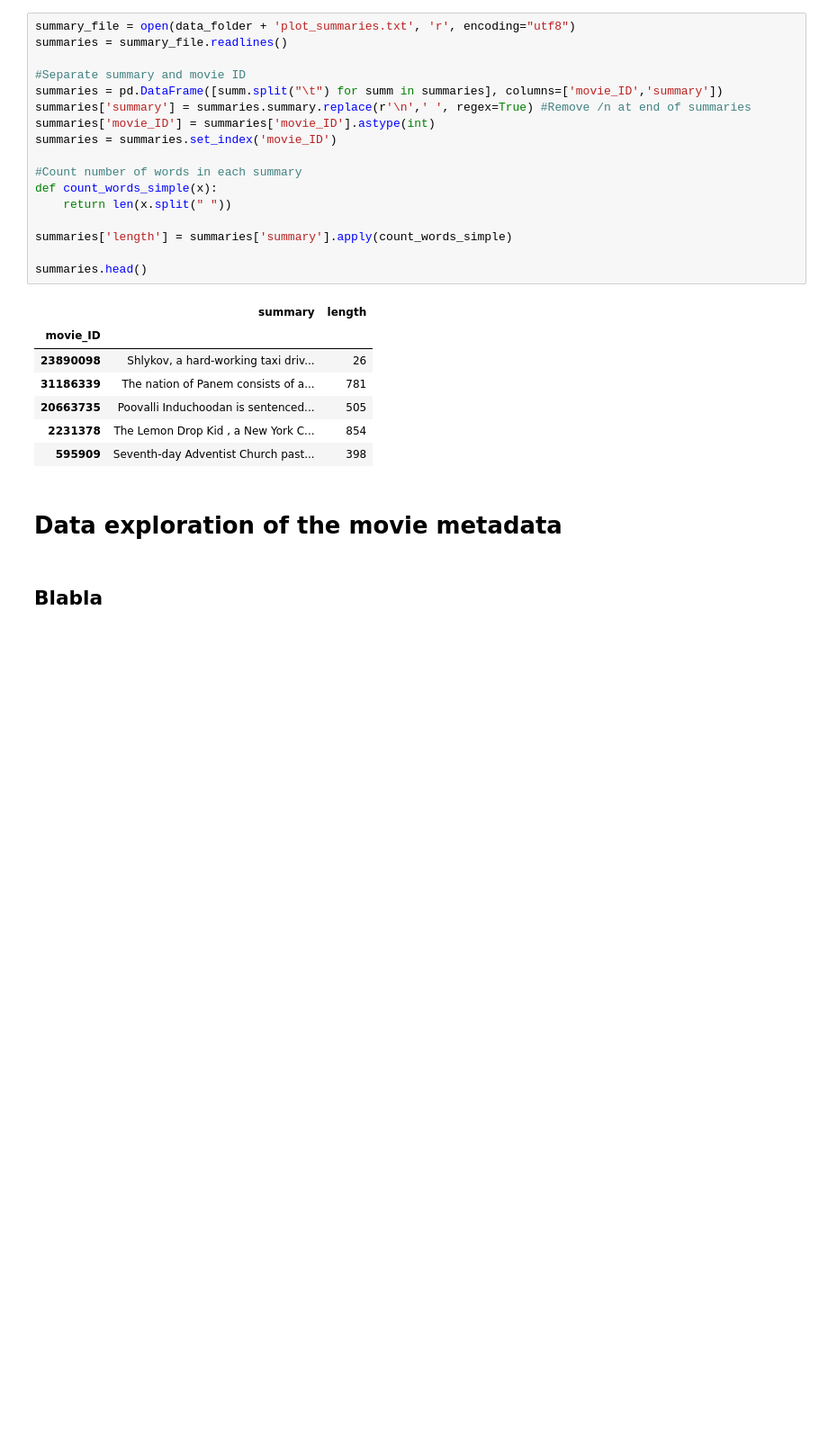
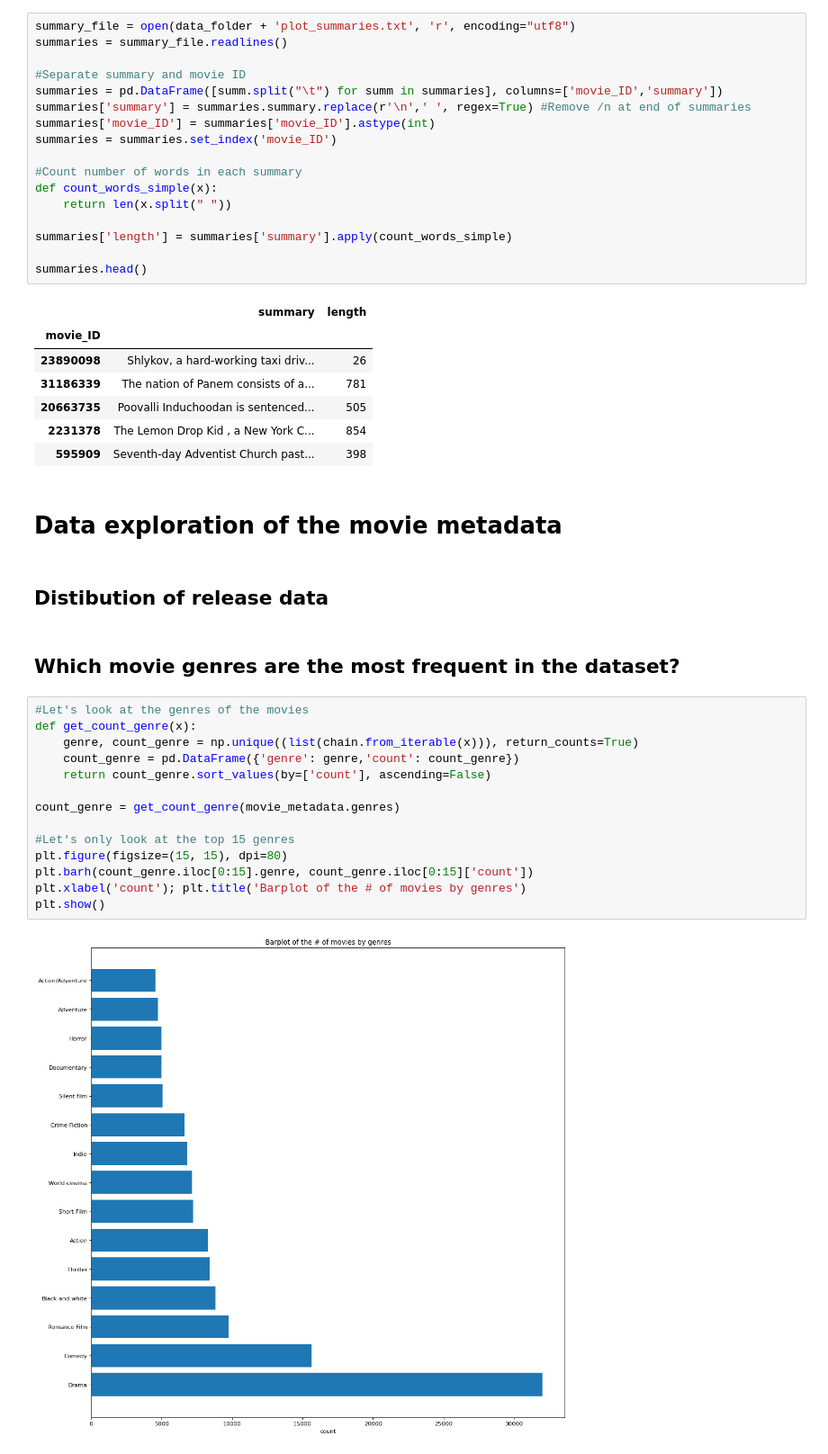
Before and after one commit to epfl-ada/ada-2022-project-error141, a Jupyter notebook: data_exploration_final.ipynb, the cells around one changed output. Shown at 90% size. Drawn from its saved outputs; the diff is of its cells as text; blank space fills up the shorter version.

```diff
--- a/data_exploration_final.ipynb
+++ b/data_exploration_final.ipynb
@@ -125,4 +125,22 @@ summaries.head()
 # %% [markdown]
 # Data exploration of the movie metadata <a name="movie"></a>
 # %% [markdown]
-## Blabla
+## Distibution of release data
+# %% [markdown]
+## Which movie genres are the most frequent in the dataset?
+# %%
+#Let's look at the genres of the movies
+def get_count_genre(x):
+    genre, count_genre = np.unique((list(chain.from_iterable(x))), return_counts=True)
+    count_genre = pd.DataFrame({'genre': genre,'count': count_genre})
+    return count_genre.sort_values(by=['count'], ascending=False)
+
+count_genre = get_count_genre(movie_metadata.genres)
+
+#Let's only look at the top 15 genres
+plt.figure(figsize=(15, 15), dpi=80)
+plt.barh(count_genre.iloc[0:15].genre, count_genre.iloc[0:15]['count'])
+plt.xlabel('count'); plt.title('Barplot of the # of movies by genres')
+plt.show()
+# %% [output]
+[figure, added]
```
Also changed, not shown: parts of 16 cells of this notebook, 1 other file.
